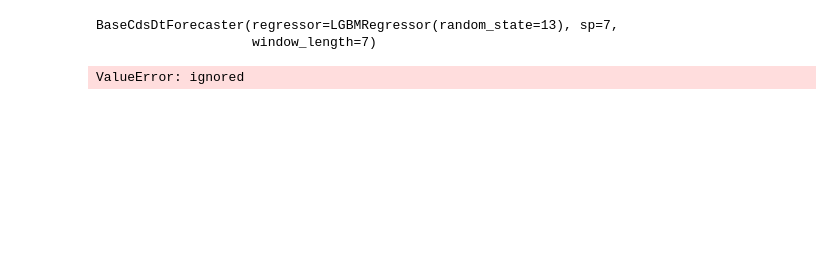
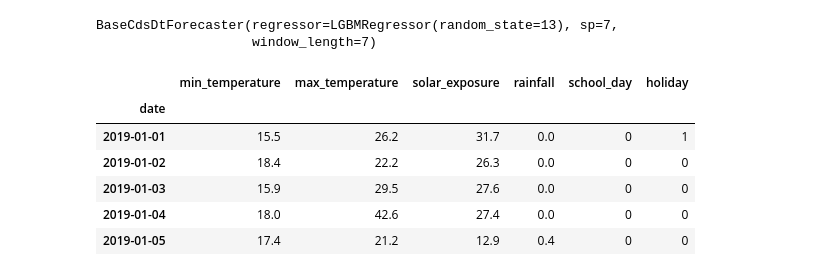
Before and after one commit to kosekitau/kaggle, a Jupyter notebook: Daily_Electricity_Priceand_DemandData/PyCaret_DemandForecast.ipynb, the cells around one changed output. Cells and saved outputs as stored; diff of their text form; code cells hidden in the pictures; blank space fills up the shorter version.

```diff
--- a/Daily_Electricity_Priceand_DemandData/PyCaret_DemandForecast.ipynb
+++ b/Daily_Electricity_Priceand_DemandData/PyCaret_DemandForecast.ipynb
@@ -226,7 +174,3 @@ print(final_lgbm)
 # %% [output]
 BaseCdsDtForecaster(regressor=LGBMRegressor(random_state=13), sp=7,
                     window_length=7)
-# %%
-predict_model(final_lgbm);
-# %% [output]
-ValueError: ignored
@@ -232,0 +179,14 @@ ValueError: ignored
+# %%
+df_test = pd.read_csv(path, index_col=0, parse_dates=True)
+df_test["holiday"] = df_test["holiday"].map({'N': 0, 'Y': 1})
+df_test["school_day"] = df_test["school_day"].map({'N': 0, 'Y': 1})
+X_test = df_test.loc["2019-01-01" : "2019-12-31"].drop(["demand", 'RRP', 'demand_pos_RRP', 'RRP_positive', 'demand_neg_RRP', 'RRP_negative', 'frac_at_neg_RRP'], axis=1)
+X_test.head()
+# %% [output]
+|  | min_temperature | max_temperature | solar_exposure | rainfall | school_day | holiday |
+| date |  |  |  |  |  |  |
+| 2019-01-01 | 15.5 | 26.2 | 31.7 | 0.0 | 0 | 1 |
+| 2019-01-02 | 18.4 | 22.2 | 26.3 | 0.0 | 0 | 0 |
+| 2019-01-03 | 15.9 | 29.5 | 27.6 | 0.0 | 0 | 0 |
+| 2019-01-04 | 18.0 | 42.6 | 27.4 | 0.0 | 0 | 0 |
+| 2019-01-05 | 17.4 | 21.2 | 12.9 | 0.4 | 0 | 0 |
```
Also changed, not shown: parts of 15 cells of this notebook.
